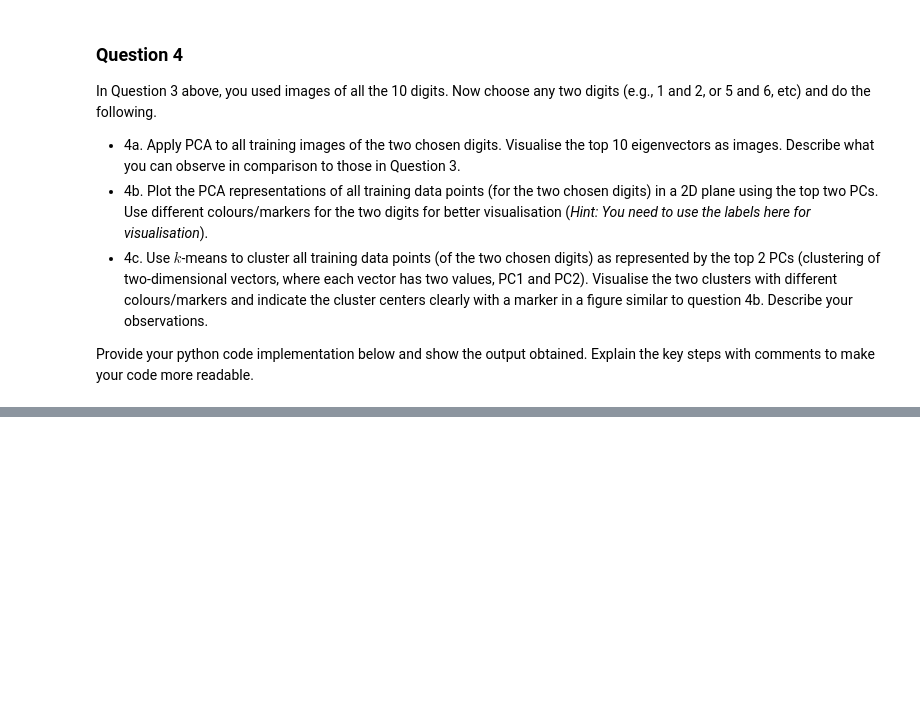
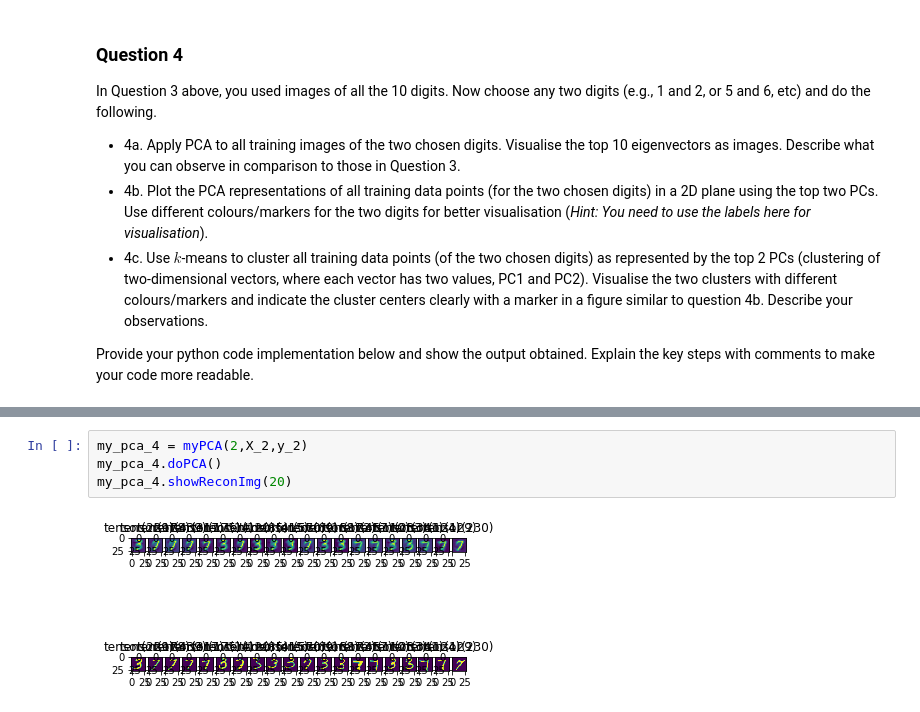
Before and after one commit to maalvarezl/MLAI, a Jupyter notebook: Lab 7 - Unsupervised learning & DL intro.ipynb, the cells around one changed output, grey strips where cells are left out. Drawn from its saved outputs; the diff is of its cells as text; blank space fills up the shorter version.

```diff
--- a/Lab 7 - Unsupervised learning & DL intro.ipynb
+++ b/Lab 7 - Unsupervised learning & DL intro.ipynb
@@ -634,0 +677,6 @@ Provide your python code implementation below and show the output obtained. Expl
+# %%
+my_pca_4 = myPCA(2,X_2,y_2)
+my_pca_4.doPCA()
+my_pca_4.showReconImg(20)
+# %% [output]
+[figure, added]
```
Also changed, not shown: parts of 12 cells of this notebook.
